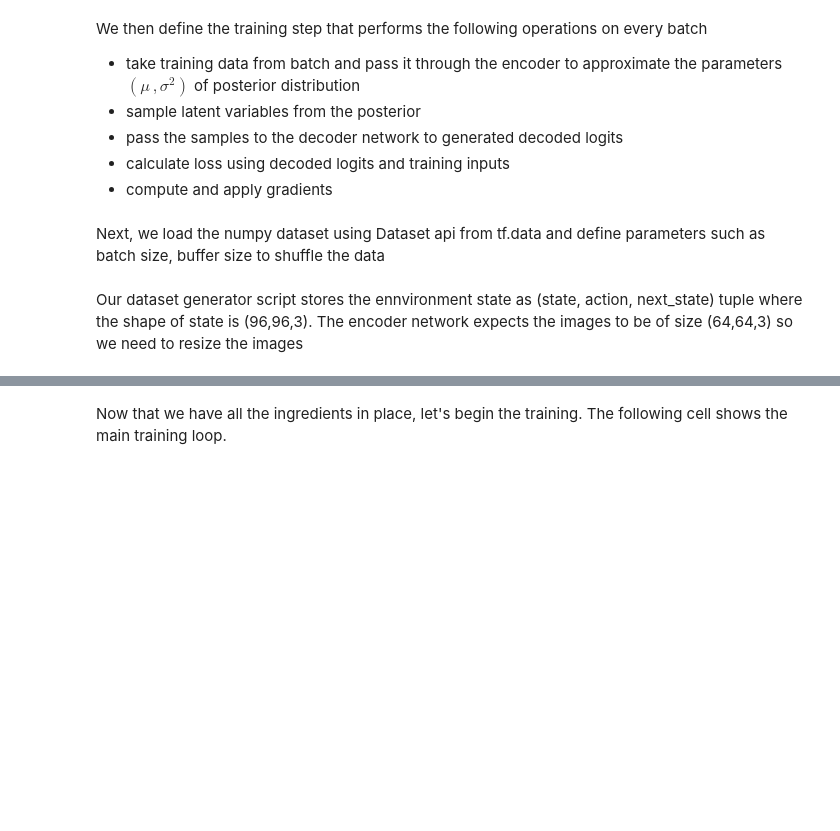
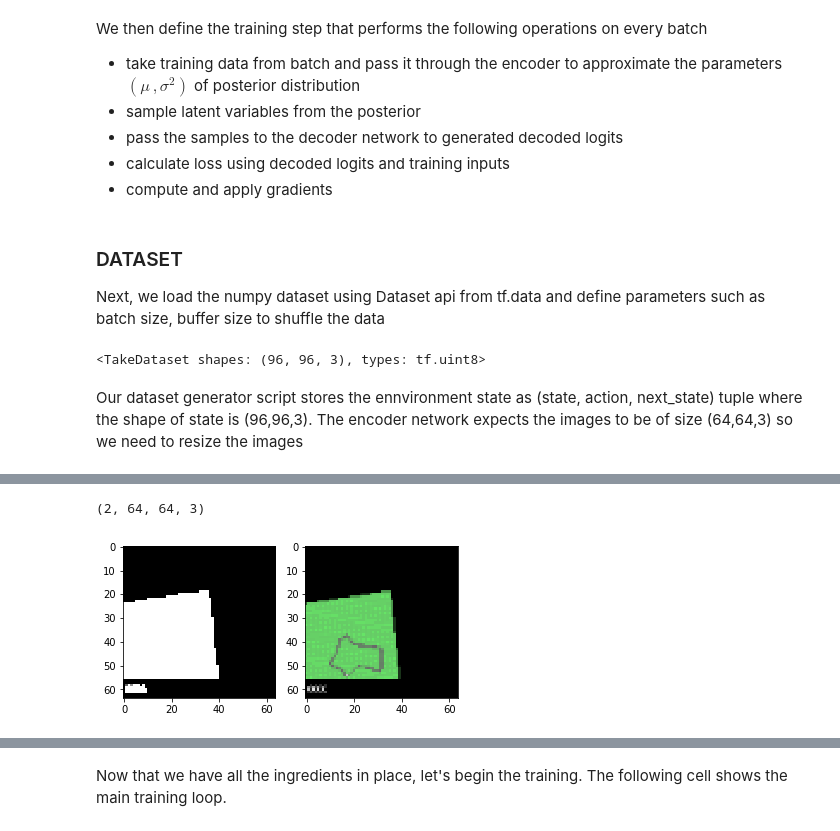
Before and after one commit to katnoria/world-models, a Jupyter notebook: notebooks/autoencoder.ipynb, the cells around one changed output, grey strips where cells are left out. Cells and saved outputs as stored; diff of their text form; code cells hidden in the pictures; blank space fills up the shorter version.

```diff
--- a/notebooks/autoencoder.ipynb
+++ b/notebooks/autoencoder.ipynb
@@ -228,14 +247,20 @@ def train_step(train_x, model, optimizer):
     optimizer.apply_gradients(zip(gradients, model.trainable_variables))
     return loss
 # %% [markdown]
+### DATASET
+
 Next, we load the numpy dataset using Dataset api from tf.data and define parameters such as batch size, buffer size to shuffle the data
 # %%
-train_ds = tf.data.Dataset.from_tensor_slices(dataset)
+train_ds = tf.data.Dataset.from_tensor_slices(np_data)
+# %%
+train_ds.take(1)
+# %% [output]
+<TakeDataset shapes: (96, 96, 3), types: tf.uint8>
 # %% [markdown]
 Our dataset generator script stores the ennvironment state as (state, action, next_state) tuple where the shape of state is (96,96,3). The encoder network expects the images to be of size (64,64,3) so we need to resize the images
 # %%
 # Check the resize functionality
-imgs=tf.image.resize(dataset[:2], [64, 64])
+imgs=tf.image.resize([item for item in train_ds.take(2)], [64, 64])
 print(imgs.shape)
 fig, ax = plt.subplots(1, 2)
 # without normalisation
@@ -243,3 +268,4 @@ ax[0].imshow(imgs[0])
 # Normalize to [0,1] range
 ax[1].imshow(imgs[0]/255.0)
 plt.show()
+# %% [output]
@@ -246,3 +273,5 @@ plt.show()
+(2, 64, 64, 3)
+[figure, added]
 # %%
 # Resize images
 def preprocess_images(images):
```
Also changed, not shown: parts of 18 cells of this notebook, 1 other file.
